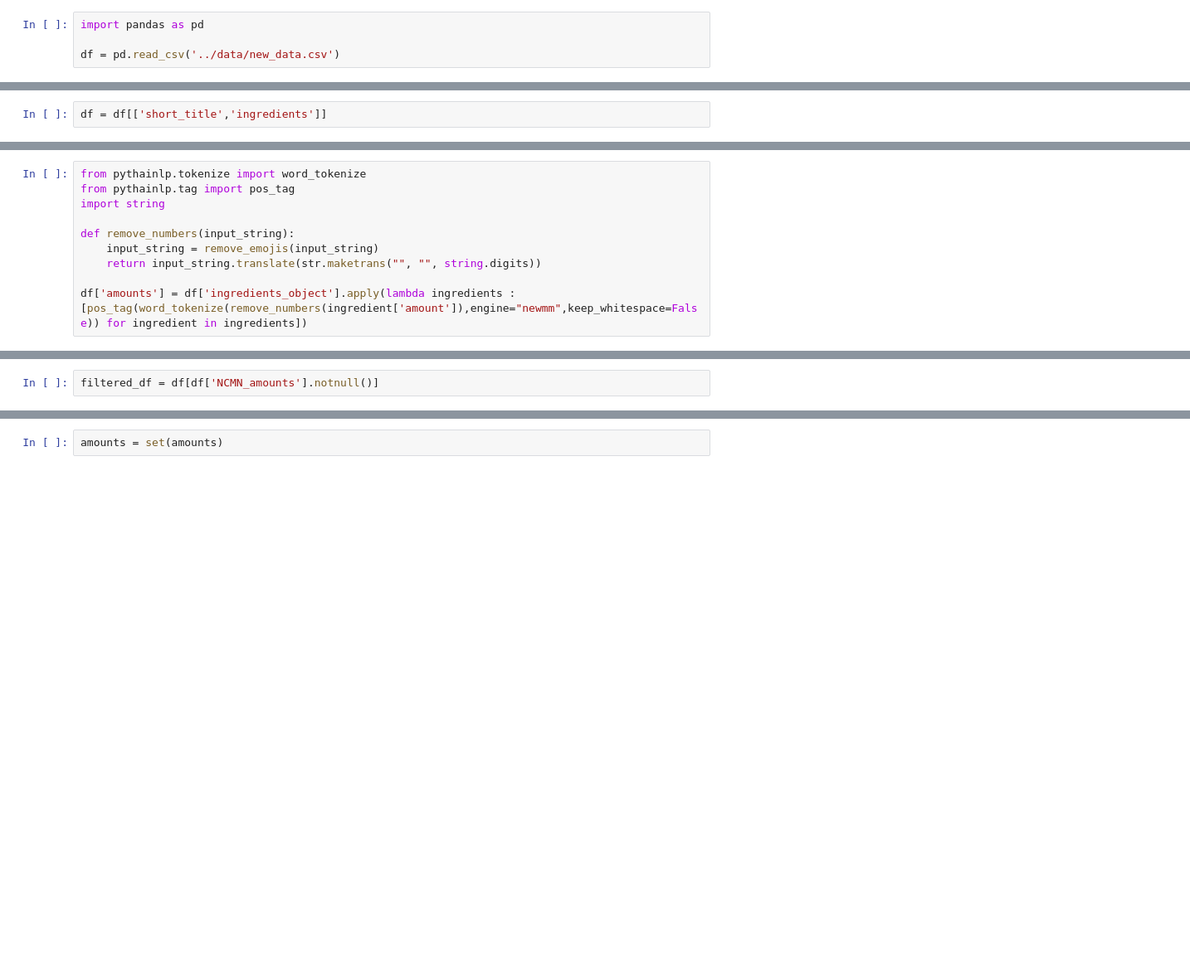
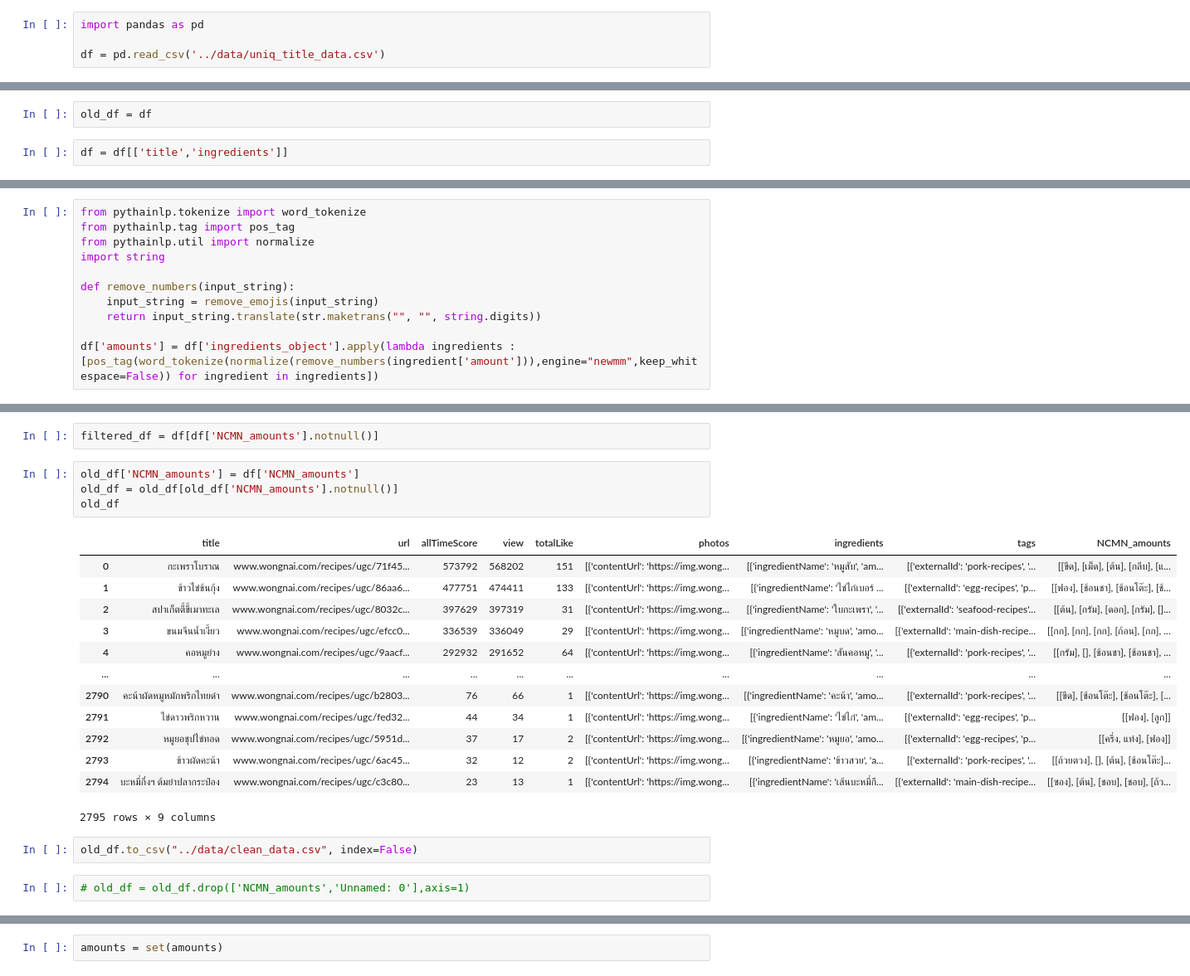
Before and after one commit to Kin-Arai-Dee/model, a Jupyter notebook: preprocess/amoung_unit.ipynb, the cells around one changed output, grey strips where cells are left out. Shown: that part at 83% size. Cells and saved outputs as stored; diff of their text form; blank space fills up the shorter version.

Commit message:
ingredient data

```diff
--- a/preprocess/amoung_unit.ipynb
+++ b/preprocess/amoung_unit.ipynb
@@ -1,4 +1,4 @@
 # %%
 import pandas as pd
 
-df = pd.read_csv('../data/new_data.csv')
+df = pd.read_csv('../data/uniq_title_data.csv')
@@ -7,4 +5,6 @@ df
+# %%
+old_df = df
 # %%
-df = df[['short_title','ingredients']]
+df = df[['title','ingredients']]
 # %%
 df
@@ -23,10 +43,11 @@ def remove_emojis(data):
 # %%
 from pythainlp.tokenize import word_tokenize
 from pythainlp.tag import pos_tag
+from pythainlp.util import normalize
 import string
 
 def remove_numbers(input_string):
     input_string = remove_emojis(input_string)
     return input_string.translate(str.maketrans("", "", string.digits))
 
-df['amounts'] = df['ingredients_object'].apply(lambda ingredients : [pos_tag(word_tokenize(remove_numbers(ingredient['amount']),engine="newmm",keep_whitespace=False)) for ingredient in ingredients])
+df['amounts'] = df['ingredients_object'].apply(lambda ingredients : [pos_tag(word_tokenize(normalize(remove_numbers(ingredient['amount'])),engine="newmm",keep_whitespace=False)) for ingredient in ingredients])
@@ -48,2 +112,24 @@ df[['short_title','NCMN_amounts']]
 # %%
 filtered_df = df[df['NCMN_amounts'].notnull()]
+# %%
+old_df['NCMN_amounts'] = df['NCMN_amounts']
+old_df = old_df[old_df['NCMN_amounts'].notnull()]
+old_df
+# %% [output]
+|  | title | url | allTimeScore | view | totalLike | photos | ingredients | tags | NCMN_amounts |
+| 0 | กะเพราโบราณ | www.wongnai.com/recipes/ugc/71f45... | 573792 | 568202 | 151 | [{'contentUrl': 'https://img.wong... | [{'ingredientName': 'หมูสับ', 'am... | [{'externalId': 'pork-recipes', '... | [[ขีด], [เม็ด], [ต้น], [กลีบ], [แ... |
+| 1 | ข้าวไข่ข้นกุ้ง | www.wongnai.com/recipes/ugc/86aa6... | 477751 | 474411 | 133 | [{'contentUrl': 'https://img.wong... | [{'ingredientName': 'ไข่ไก่เบอร์ ... | [{'externalId': 'egg-recipes', 'p... | [[ฟอง], [ช้อนชา], [ช้อนโต๊ะ], [ช้... |
+| 2 | สปาเก็ตตี้ขี้เมาทะเล | www.wongnai.com/recipes/ugc/8032c... | 397629 | 397319 | 31 | [{'contentUrl': 'https://img.wong... | [{'ingredientName': 'ใบกะเพรา', '... | [{'externalId': 'seafood-recipes'... | [[ต้น], [กรัม], [ดอก], [กรัม], []... |
+| 3 | ขนมจีนน้ำเงี้ยว | www.wongnai.com/recipes/ugc/efcc0... | 336539 | 336049 | 29 | [{'contentUrl': 'https://img.wong... | [{'ingredientName': 'หมูบด', 'amo... | [{'externalId': 'main-dish-recipe... | [[กก], [กก], [กก], [ก้อน], [กก], ... |
+| 4 | คอหมูย่าง | www.wongnai.com/recipes/ugc/9aacf... | 292932 | 291652 | 64 | [{'contentUrl': 'https://img.wong... | [{'ingredientName': 'สันคอหมู', '... | [{'externalId': 'pork-recipes', '... | [[กรัม], [], [ช้อนชา], [ช้อนชา], ... |
+| ... | ... | ... | ... | ... | ... | ... | ... | ... | ... |
+| 2790 | คะน้าผัดหมูหมักพริกไทยดำ | www.wongnai.com/recipes/ugc/b2803... | 76 | 66 | 1 | [{'contentUrl': 'https://img.wong... | [{'ingredientName': 'คะน้า', 'amo... | [{'externalId': 'pork-recipes', '... | [[ขีด], [ช้อนโต๊ะ], [ช้อนโต๊ะ], [... |
+| 2791 | ไข่ดาวพริกหวาน | www.wongnai.com/recipes/ugc/fed32... | 44 | 34 | 1 | [{'contentUrl': 'https://img.wong... | [{'ingredientName': 'ไข่ไก่', 'am... | [{'externalId': 'egg-recipes', 'p... | [[ฟอง], [ลูก]] |
+| 2792 | หมูยอชุปไข่ทอด | www.wongnai.com/recipes/ugc/5951d... | 37 | 17 | 2 | [{'contentUrl': 'https://img.wong... | [{'ingredientName': 'หมูยอ', 'amo... | [{'externalId': 'egg-recipes', 'p... | [[ครึ่ง, แท่ง], [ฟอง]] |
+| 2793 | ข้าวผัดคะน้า | www.wongnai.com/recipes/ugc/6ac45... | 32 | 12 | 2 | [{'contentUrl': 'https://img.wong... | [{'ingredientName': 'ข้าวสวย', 'a... | [{'externalId': 'pork-recipes', '... | [[ถ้วยตวง], [], [ต้น], [ช้อนโต๊ะ]... |
+| 2794 | บะหมี่กึ่งฯ ต้มยำปลากระป๋อง | www.wongnai.com/recipes/ugc/c3c80... | 23 | 13 | 1 | [{'contentUrl': 'https://img.wong... | [{'ingredientName': 'เส้นบะหมี่กึ... | [{'externalId': 'main-dish-recipe... | [[ซอง], [ต้น], [ชอบ], [ชอบ], [ถ้ว... |
+2795 rows × 9 columns
+# %%
+old_df.to_csv("../data/clean_data.csv", index=False)
+# %%
+# old_df = old_df.drop(['NCMN_amounts','Unnamed: 0'],axis=1)
```
Also changed, not shown: parts of 14 cells of this notebook, 14 other files.
